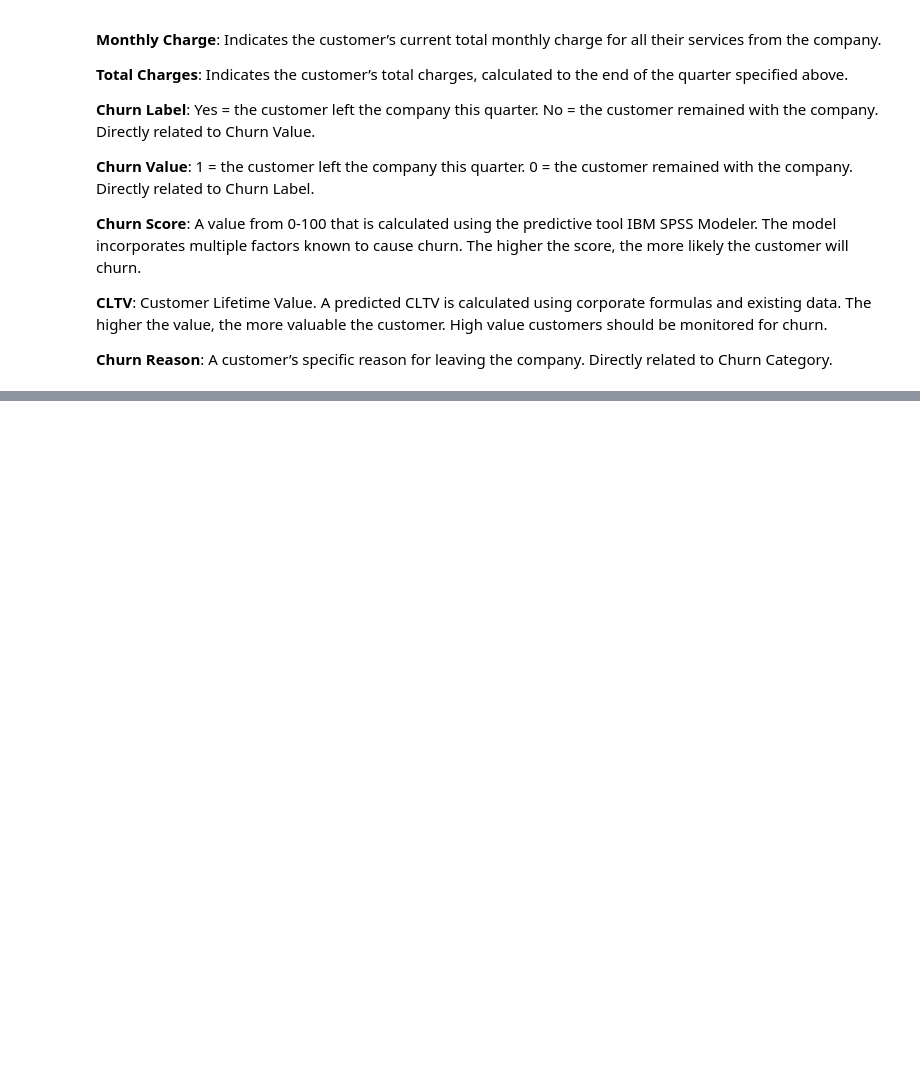
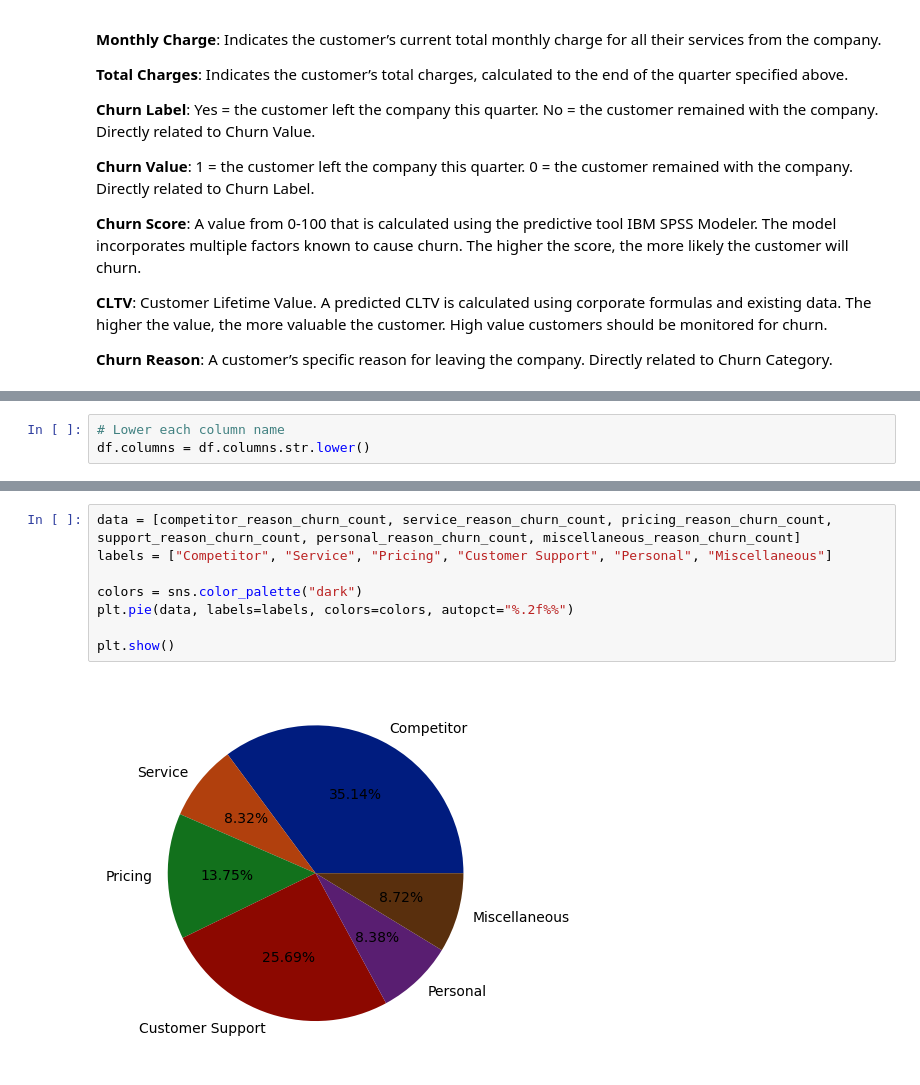
Before and after one commit to FranciszekMierzejewski/Churn-Predictor, a Jupyter notebook: notebooks/01_eda.ipynb, the cells around one changed output, grey strips where cells are left out. Saved outputs shown, nothing was run; the diff lists cells and outputs as text; blank space fills up the shorter version.

Commit message:
Subcategories of churn reason count, and visualised with pie plot

```diff
--- a/notebooks/01_eda.ipynb
+++ b/notebooks/01_eda.ipynb
@@ -101,6 +104,9 @@ memory usage: 1.8+ MB
 | 50% | 1.0 | 93552.000000 | 36.391777 | -119.730885 | 29.000000 | 70.350000 | 0.000000 | 61.000000 | ... |
 | 75% | 1.0 | 95351.000000 | 38.224869 | -118.043237 | 55.000000 | 89.850000 | 1.000000 | 75.000000 | ... |
 | max | 1.0 | 96161.000000 | 41.962127 | -114.192901 | 72.000000 | 118.750000 | 1.000000 | 100.000000 | ... |
+# %%
+# Lower each column name
+df.columns = df.columns.str.lower()
 # %%
 # Gender distribution
 """
@@ -183,0 +214,10 @@ Churn without reason: 0
+# %%
+data = [competitor_reason_churn_count, service_reason_churn_count, pricing_reason_churn_count, support_reason_churn_count, personal_reason_churn_count, miscellaneous_reason_churn_count]
+labels = ["Competitor", "Service", "Pricing", "Customer Support", "Personal", "Miscellaneous"]
+
+colors = sns.color_palette("dark")
+plt.pie(data, labels=labels, colors=colors, autopct="%.2f%%")
+
+plt.show()
+# %% [output]
+[figure, added]
```
Also changed, not shown: parts of 5 cells of this notebook.
